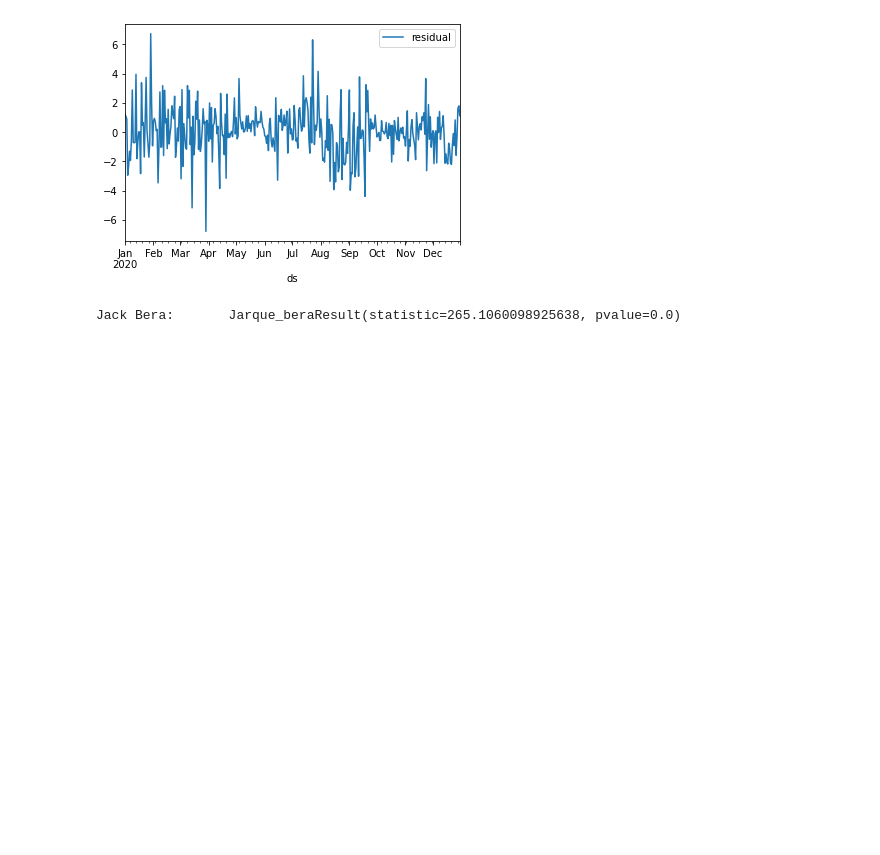
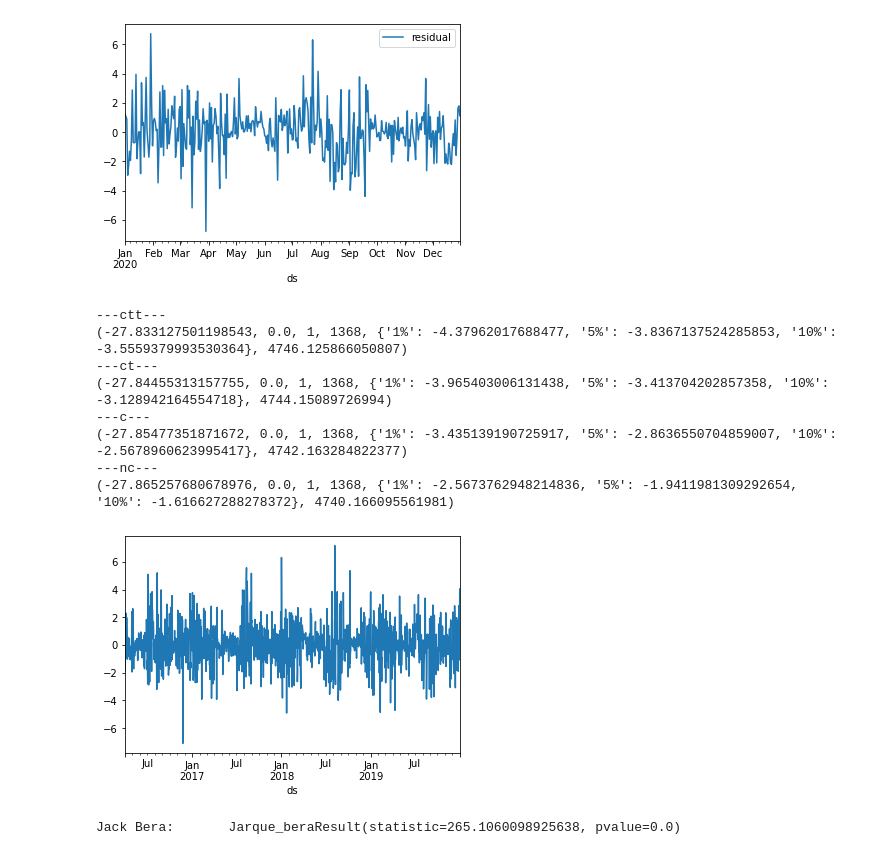
Before and after one commit to Rio114/practice, a Jupyter notebook: timeseries/elec/5.prophet_daily.ipynb, the cells around one changed output. Drawn from its saved outputs; the diff is of its cells as text; code cells hidden in the pictures; blank space fills up the shorter version.

```diff
--- a/timeseries/elec/5.prophet_daily.ipynb
+++ b/timeseries/elec/5.prophet_daily.ipynb
@@ -456,6 +456,23 @@ plot_prediction(forecast, data_test)
 # %% [output]
 [figure]
 [figure]
+# %%
+y = diff_arr
+y.plot()
+regs = ['ctt', 'ct', 'c', 'nc'] # 2次のトレンド＋定数項、1次のトレンド＋定数項, トレンドなし＋定数項、トレンド・定数項なし
+for r in regs:
+    print(f'---{r}---')
+    print(sm.tsa.stattools.adfuller(y, regression=r))
+# %% [output]
+---ctt---
+(-27.833127501198543, 0.0, 1, 1368, {'1%': -4.37962017688477, '5%': -3.8367137524285853, '10%': -3.5559379993530364}, 4746.125866050807)
+---ct---
+(-27.84455313157755, 0.0, 1, 1368, {'1%': -3.965403006131438, '5%': -3.413704202857358, '10%': -3.128942164554718}, 4744.15089726994)
+---c---
+(-27.85477351871672, 0.0, 1, 1368, {'1%': -3.435139190725917, '5%': -2.8636550704859007, '10%': -2.5678960623995417}, 4742.163284822377)
+---nc---
+(-27.865257680678976, 0.0, 1, 1368, {'1%': -2.5673762948214836, '5%': -1.9411981309292654, '10%': -1.616627288278372}, 4740.166095561981)
+[figure, added]
 # %%
 output = pd.merge(forecast, data_train, on='ds', how='left').set_index('ds')
 
```
Also changed, not shown: parts of 6 cells of this notebook, 3 other files.
